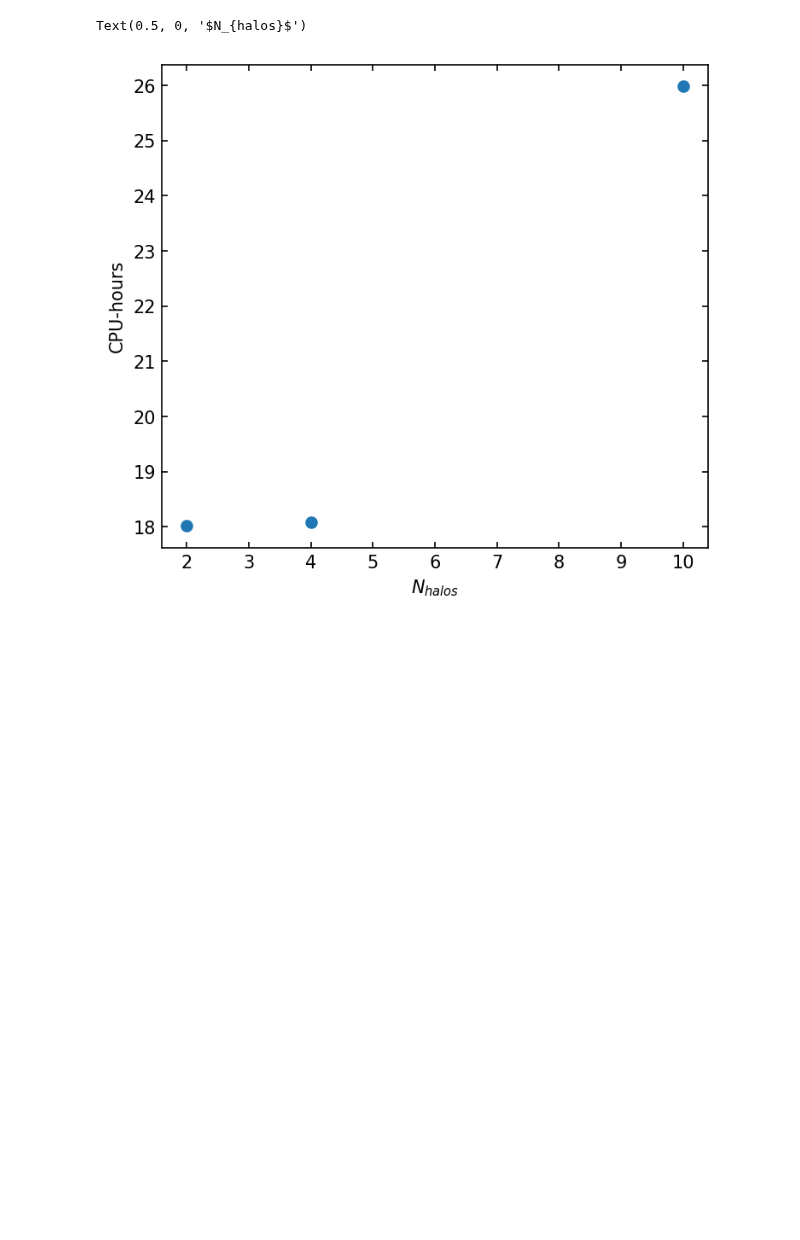
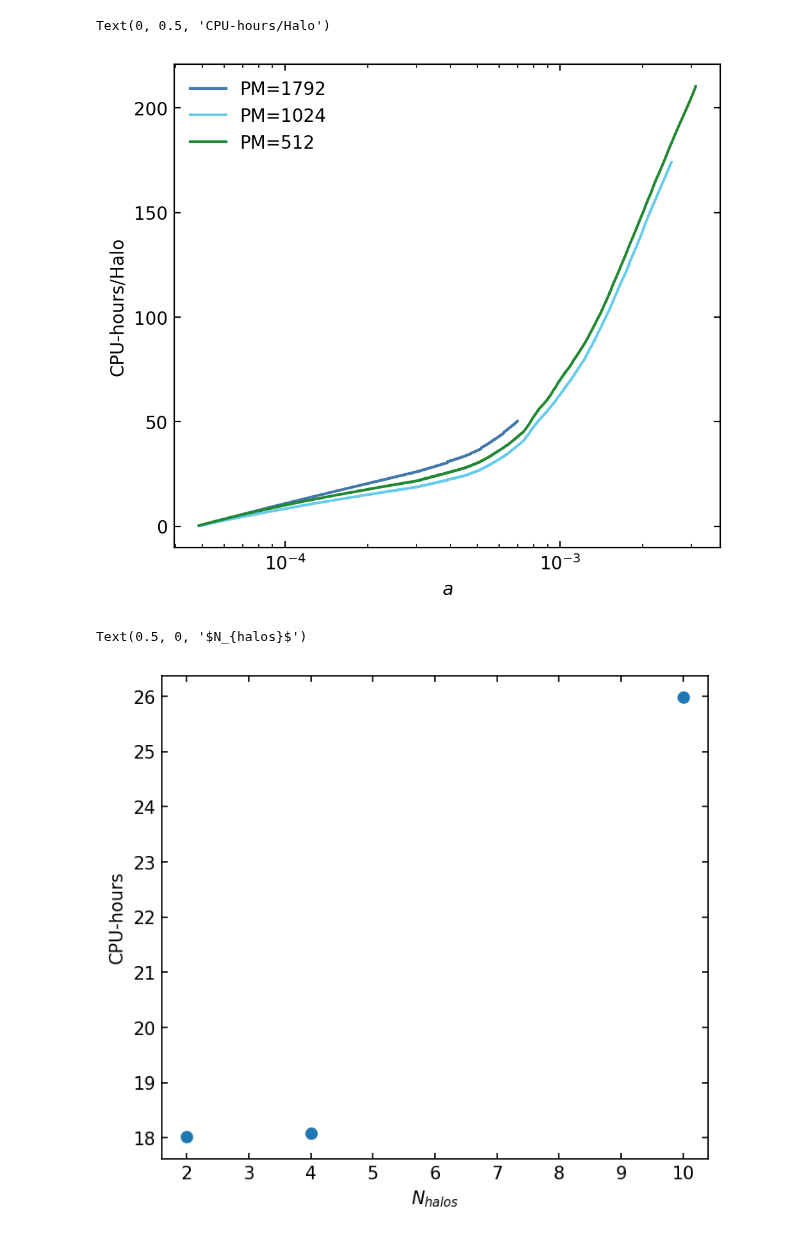
Before and after one commit to fgmaion/MTNG-resims, a Jupyter notebook: Notebooks/scaling_halos_June_13.ipynb, the cells around one changed output. Saved outputs shown, nothing was run; the diff lists cells and outputs as text; code cells hidden in the pictures; blank space fills up the shorter version.

```diff
--- a/Notebooks/scaling_halos_June_13.ipynb
+++ b/Notebooks/scaling_halos_June_13.ipynb
@@ -95,0 +80,13 @@ ax.legend(loc='upper left')
+# %%
+base = "/cosmos_storage/data_sharing/MN5_resims/PM_1024/halos_10/"
+
+expfactor_pm1024 = read_csv(base+'expfactor.csv') / 3600 * 112 / 10
+total_cpu_pm1024 = read_csv(base+'total_cpu.csv') / 3600 * 112 / 10
+tree_cpu_pm1024 = read_csv(base+'tree_cpu.csv') / 3600 * 112 / 10
+tree_walk_cpu_pm1024 = read_csv(base+'tree_walk_cpu.csv') / 3600 * 112 / 10
+tree_bal_cpu_pm1024 = read_csv(base+'tree_bal_cpu.csv') / 3600 * 112 / 10
+pm_cpu_pm1024 = read_csv(base+'pm_cpu.csv') / 3600 * 112 / 10
+voronoi_cpu_pm1024 = read_csv(base+'voronoi_cpu.csv') / 3600 * 112 / 10
+hydro_cpu_pm1024 = read_csv(base+'hydro_cpu.csv') / 3600 * 112 / 10
+gfm_cpu_pm1024 = read_csv(base+'gfm_cpu.csv') / 3600 * 112 / 10
+restart_cpu_pm1024 = read_csv(base+'restart_cpu.csv') / 3600 * 112 / 10
@@ -96,3 +181,19 @@ ax.legend(loc='upper left')
+# %%
+fig, ax = plt.subplots(dpi=200, figsize=(5.5,5))
+
+ax.set_xscale('log')
+
+ax.plot(expfactor_pm1792, total_cpu_pm1792, color=colors[0], label='PM=1792')
+ax.plot(expfactor_pm1024, total_cpu_pm1024, color=colors[1], label='PM=1024')
+ax.plot(expfactor, total_cpu, color=colors[2], label='PM=512')
+
+ax.legend(loc='upper left')
+
+ax.set_xlabel('$a$')
+ax.set_ylabel('CPU-hours/Halo')
+# %% [output]
+Text(0, 0.5, 'CPU-hours/Halo')
+[figure, added]
 # %%
 fig, ax = plt.subplots(dpi=150, figsize=(5.5,5))
 
```
Also changed, not shown: parts of 6 cells of this notebook.
